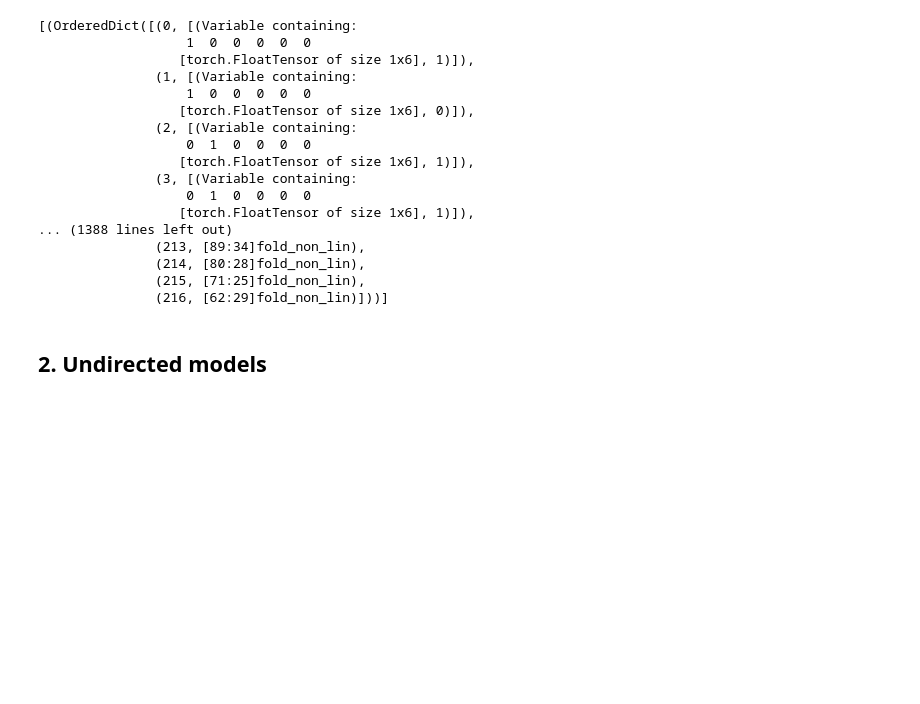
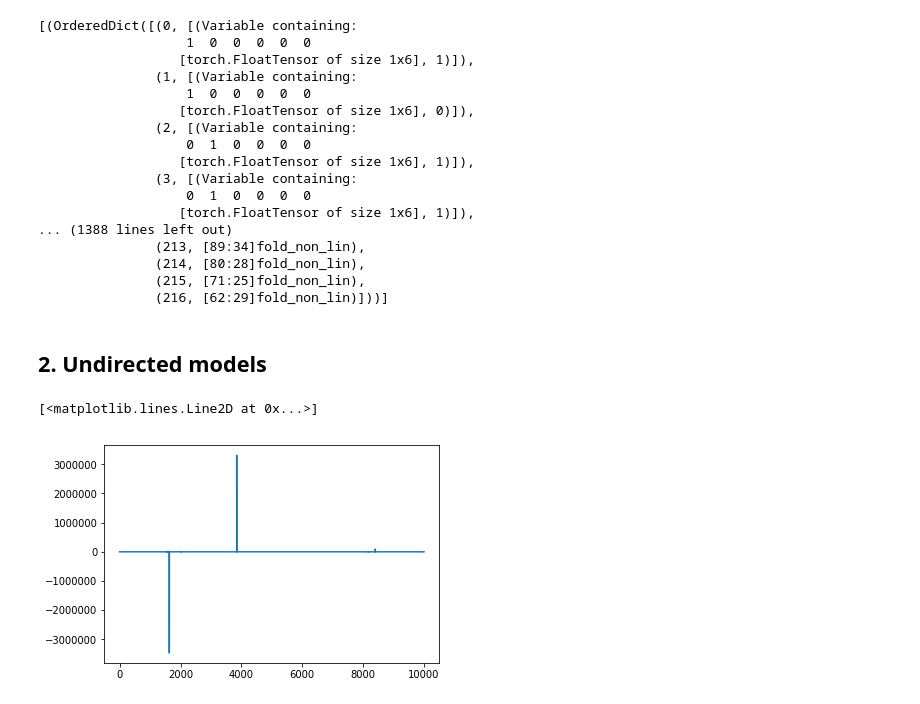
Before and after one commit to kretovmk/mpnn, a Jupyter notebook: nb.ipynb, the cells around one changed output. Saved outputs shown, nothing was run; the diff lists cells and outputs as text; code cells hidden in the pictures; blank space fills up the shorter version.

Commit message:
temp

```diff
--- a/nb.ipynb
+++ b/nb.ipynb
@@ -142,0 +141,46 @@ for p in mpnn.params:
+# %%
+def one_hots(zeros, ix):
+    for i in range(zeros.size()[0]):
+        zeros[i, ix[i]] = 1
+    return zeros
+
+def bleu(t, r, f, temp):
+    t_temp = f(t/temp)
+    length = t.size()[0]
+    tt_1 = torch.matmul(t_temp, t_temp.t())
+    tr_1 = torch.matmul(t_temp, r.t())
+    tt_2 = torch.matmul(t_temp[:-1, :], t_temp[:-1, :].t()) * torch.matmul(t_temp[1:, :], t_temp[1:, :].t())
+    tr_2 = torch.matmul(t_temp[:-1, :], r[:-1, :].t()) * torch.matmul(t_temp[1:, :], r[1:, :].t())
+    t_vec_1 = tt_1.sum(0)
+    c_vec_1 = tr_1.sum(1)
+    t_vec_2 = tt_2.sum(0)
+    c_vec_2 = tr_2.sum(1)
+    overlap_1 = torch.min(t_vec_1, c_vec_1) / t_vec_1 / length
+    overlap_2 = torch.min(t_vec_2, c_vec_2) / t_vec_2 / (length - 1)
+    overlap = overlap_2.sum() * overlap_1.sum()
+    return overlap
+# %%
+vocab_size = 10000
+length = 2
+words = np.random.choice(vocab_size, size=length, replace=True)
+t = Variable(torch.randn((length, vocab_size)), requires_grad=True)
+r = one_hots(torch.zeros((length, vocab_size)), words)
+r = Variable(r, requires_grad=True)
+f = nn.Softmax()
+# %%
+res = []
+norms = []
+lr = 10e30
+for i in range(1000):
+    temp = 0.1
+    b2 = bleu(t, r, f, temp)
+    res.append(b2.data[0])
+    b2.backward()
+    t.data.add_(lr * t.grad.data)
+    norms.append(t.grad.data.norm())
+hard_t = one_hots(torch.zeros(list(t.size())), torch.max(t, dim=1)[1].data)
+# %%
+plt.plot(t.data[1].numpy())
+# %% [output]
+[<matplotlib.lines.Line2D at 0x...>]
+[figure, added]
```
Also changed, not shown: parts of 21 cells of this notebook, 1 other file.
